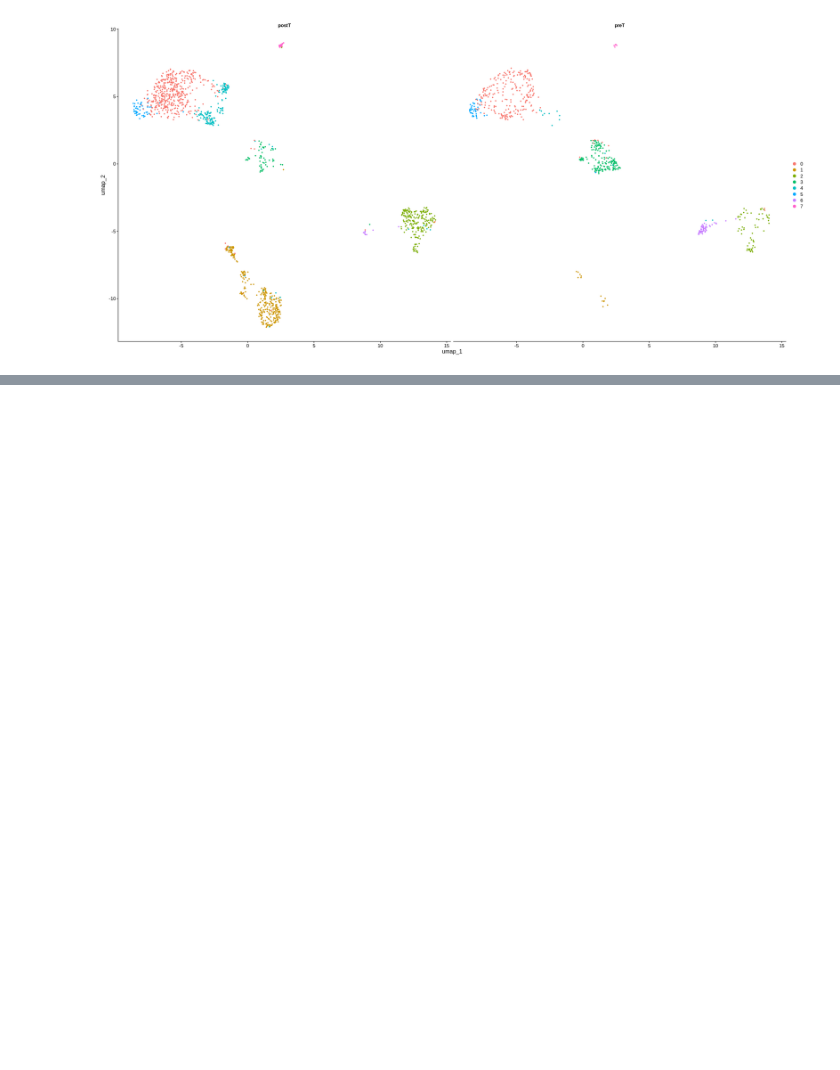
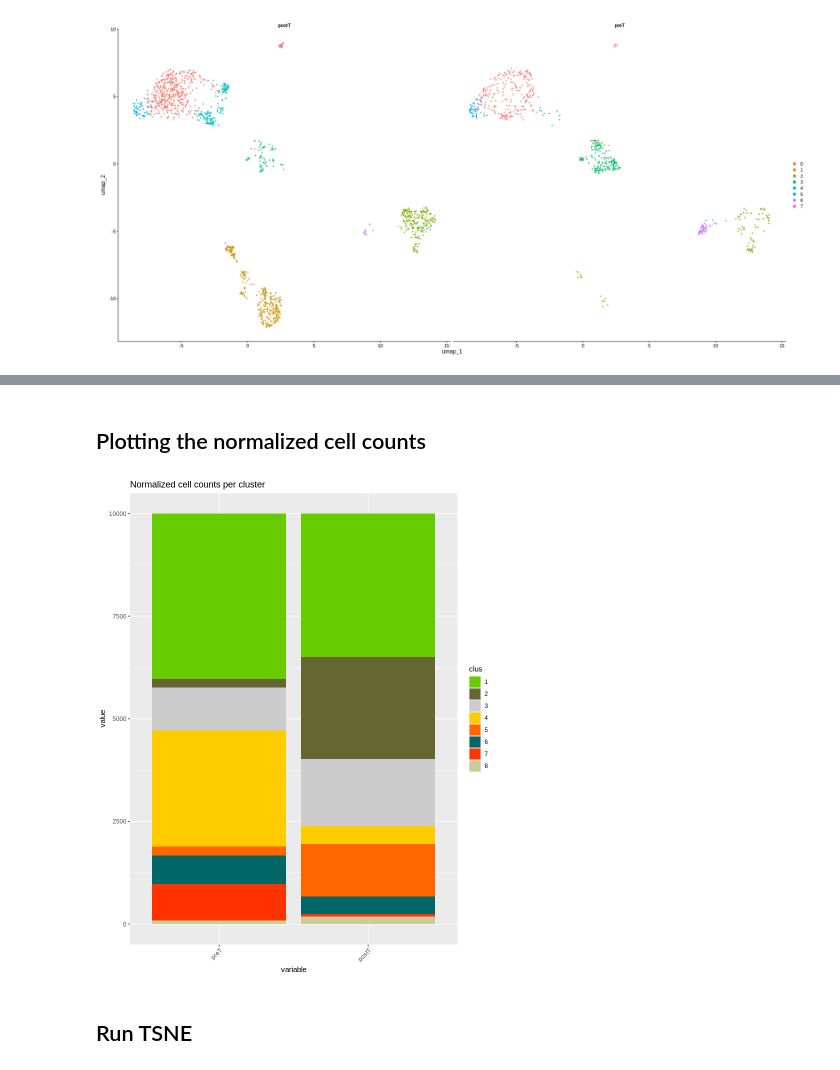
Before and after one commit to anwaruddin1/Bioinformatics-Workshop, a Jupyter notebook: 01_scRNAseq_analysis.ipynb, the cells around one changed output, grey strips where cells are left out. Saved outputs shown, nothing was run; the diff lists cells and outputs as text; code cells hidden in the pictures; blank space fills up the shorter version.

```diff
--- a/01_scRNAseq_analysis.ipynb
+++ b/01_scRNAseq_analysis.ipynb
@@ -664,0 +853,3 @@ A data.frame: 6 × 10
+# %%
+table_count <- table(obj_combined.integrated_res$seurat_clusters, obj_combined.integrated_res@meta.data$orig.ident)
+table_count <- table_count %>% as.data.frame.matrix(table_count)
@@ -664,0 +871,17 @@ A data.frame: 6 × 10
+# %% [markdown]
+## Plotting the normalized cell counts
+# %%
+table_count_rel <- as.data.frame(apply(table_count, 2, function(x) {as.integer((x/sum(x))*10000)}))
+table_count_rel$clus <- rownames(table_count)
+df <- melt(table_count_rel[,c("clus", 'preT', 'postT')], id.vars=1)
+# %%
+options(repr.plot.width = 8, repr.plot.height = 10, repr.plot.res = 100)
+ggplot(df, aes(x = variable, y = value, fill = clus)) +
+  geom_bar(position="stack", stat = "identity", width=0.9) +
+  scale_fill_manual(values = c("#66CC00","#666633","#CCCCCC", "#FFCC00", "#FF6600", "#006666", "#FF3300", "#CCCC99", "#CC3300", "#0099CC", "#FF3399", "#990066", "#999999", "#006699", "#3399FF", "#99CCFF", "#FFFF00", "#330099", "#660066", "#FFCC66", "#FF9966", "#C5D8F3", "#7ECDBB", "#A6A6A6", "#E6916C", "#CDB7D2","#FBEFAB")) +
+  ggtitle("Normalized cell counts per cluster") +
+  theme(axis.text.x = element_text(angle = 45, hjust = 1))
+# %% [output]
+[figure, added]
+# %% [markdown]
+## Run TSNE
```
Also changed, not shown: parts of 24 cells of this notebook.
